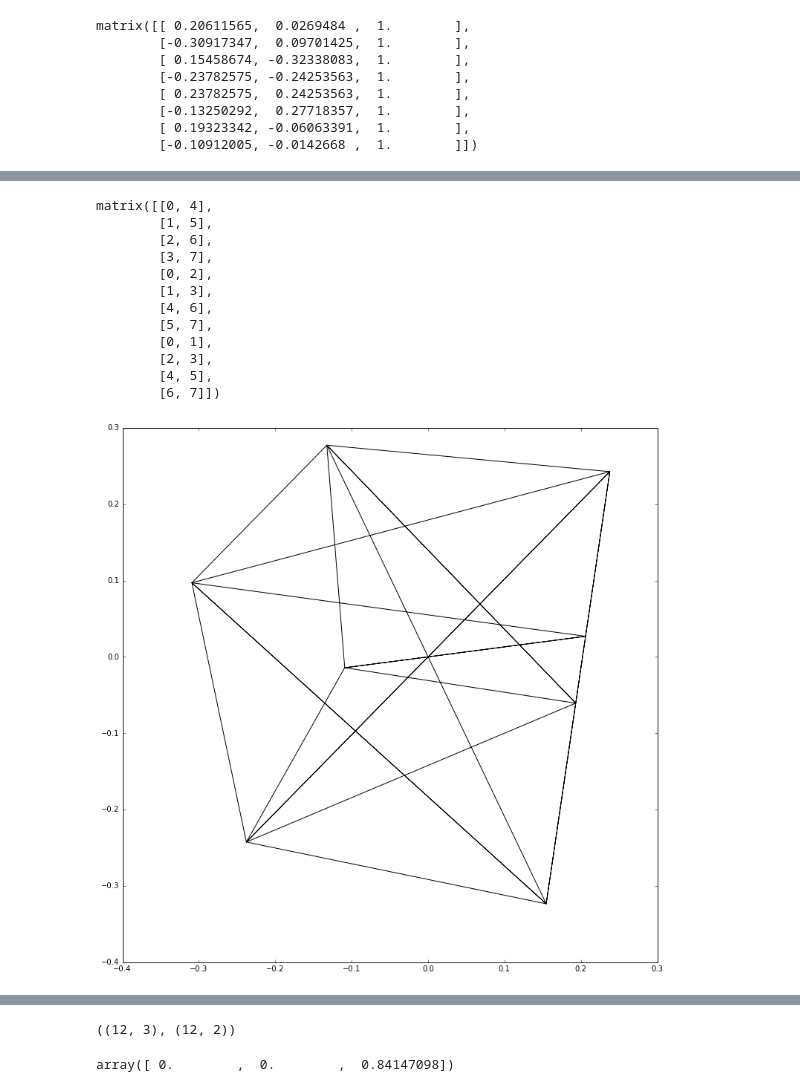
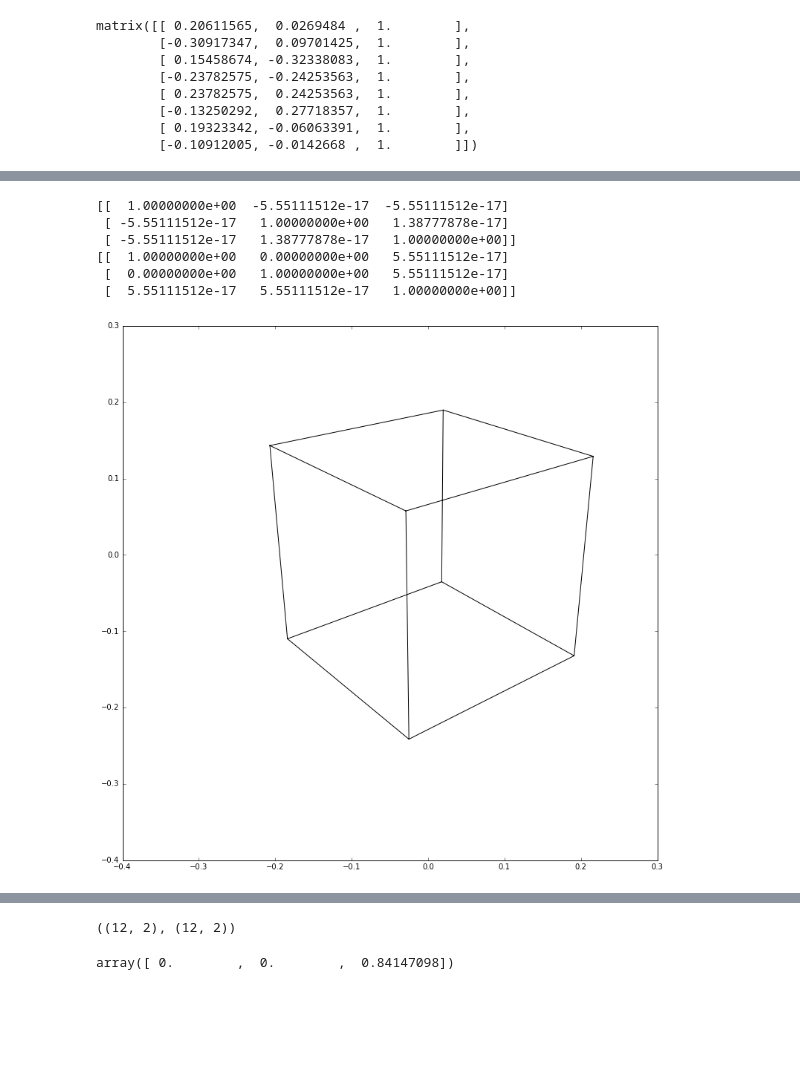
Before and after one commit to odedbadt/symmetric-graph, a Jupyter notebook: camera.ipynb, the cells around one changed output, grey strips where cells are left out. Cells and saved outputs as stored; diff of their text form; code cells hidden in the pictures; blank space fills up the shorter version.

Commit message:
setting data

```diff
--- a/camera.ipynb
+++ b/camera.ipynb
@@ -86,28 +86,37 @@ w
 # %%
+projected = project([4, 3, 1], [-4, -3, -1], [0, 1, 0], vectors.transpose()).transpose()
 m = projected[:,[0,1]].min(axis=0).tolist()[0]
 M = projected[:,[0,1]].max(axis=0).tolist()[0]
 w = np.concatenate([np.expand_dims(m, 2), np.expand_dims(M, 2)], axis=1).min()
 W = np.concatenate([np.expand_dims(m, 2), np.expand_dims(M, 2)], axis=1).max()
 plt.figure(figsize=(10, 10))
 plt.axes([0, 0, 1, 1])
 plt.plot([w, w], [W, W])
 e = edges.shape[0]
 lines = np.zeros(shape=(e*3, 2)) * np.nan
-lines[range(0, e*2, 2), :] = projected[edges[:,0], [0,1]]
-lines[range(1, e*2 + 1, 2), :] = projected[edges[:,1], [0,1]]
-plt.plot(lines[:, 0], lines[:, 1], 'k')
-edges
+lines[range(0, e*3, 3), :] = projected[edges[:,0], [0,1]]
+lines[range(1, e*3 + 1, 3), :] = projected[edges[:,1], [0,1]]
+plot = plt.plot(lines[:, 0], lines[:, 1], 'k')[0]
+
+projected = project([4, 3, 5], [-4, -3, -5], [0, 1, 0], vectors.transpose()).transpose()
+m = projected[:,[0,1]].min(axis=0).tolist()[0]
+M = projected[:,[0,1]].max(axis=0).tolist()[0]
+w = np.concatenate([np.expand_dims(m, 2), np.expand_dims(M, 2)], axis=1).min()
+W = np.concatenate([np.expand_dims(m, 2), np.expand_dims(M, 2)], axis=1).max()
+plt.figure(figsize=(10, 10))
+plt.axes([0, 0, 1, 1])
+plt.plot([w, w], [W, W])
+e = edges.shape[0]
+lines = np.zeros(shape=(e*3, 2)) * np.nan
+lines[range(0, e*3, 3), :] = projected[edges[:,0], [0,1]]
+lines[range(1, e*3 + 1, 3), :] = projected[edges[:,1], [0,1]]
+#plot = plt.plot(lines[:, 0], lines[:, 1], 'k')[0]
+plot.set_data((lines[:, 0], lines[:, 1]))
 # %% [output]
-matrix([[0, 4],
-        [1, 5],
-        [2, 6],
-        [3, 7],
-        [0, 2],
-        [1, 3],
-        [4, 6],
-        [5, 7],
-        [0, 1],
-        [2, 3],
-        [4, 5],
-        [6, 7]])
+[[  1.00000000e+00  -5.55111512e-17  -5.55111512e-17]
+ [ -5.55111512e-17   1.00000000e+00   1.38777878e-17]
+ [ -5.55111512e-17   1.38777878e-17   1.00000000e+00]]
+[[  1.00000000e+00   0.00000000e+00   5.55111512e-17]
+ [  0.00000000e+00   1.00000000e+00   5.55111512e-17]
+ [  5.55111512e-17   5.55111512e-17   1.00000000e+00]]
-[figure, old version]
+[figure, new version]
@@ -114,7 +124,7 @@ matrix([[0, 4],
 # %%
 (lines[range(0, e*2, 2), :].shape, edges.shape)
 # %% [output]
-((12, 3), (12, 2))
+((12, 2), (12, 2))
 # %%
 np.arange?
 # %%
```
Also changed, not shown: parts of 2 cells of this notebook.
